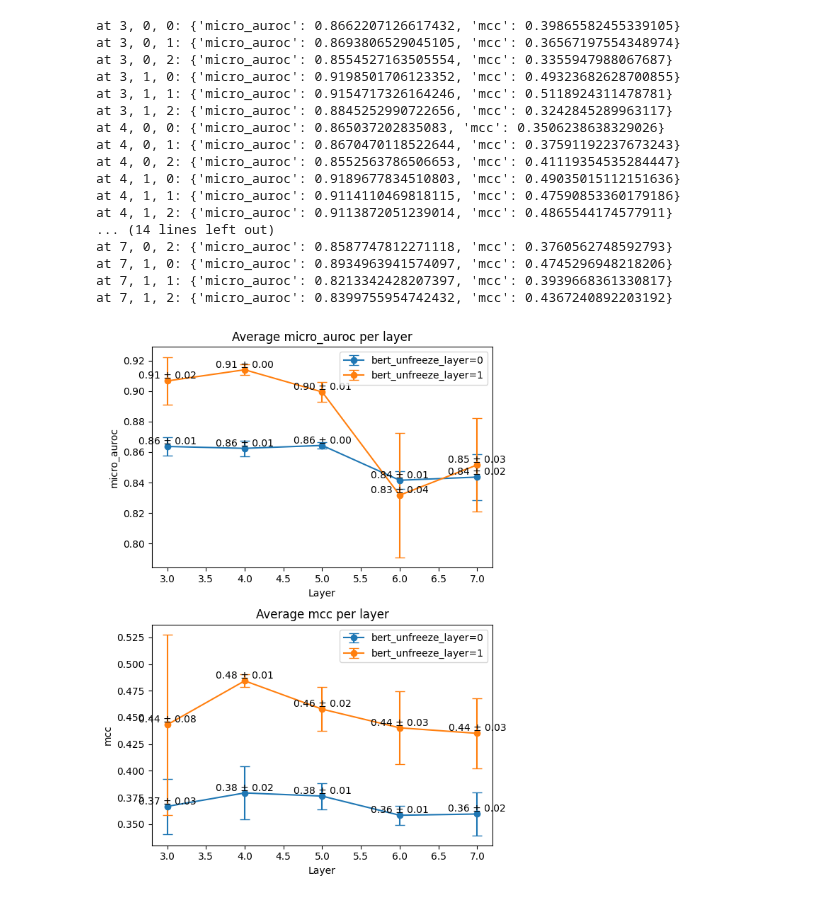
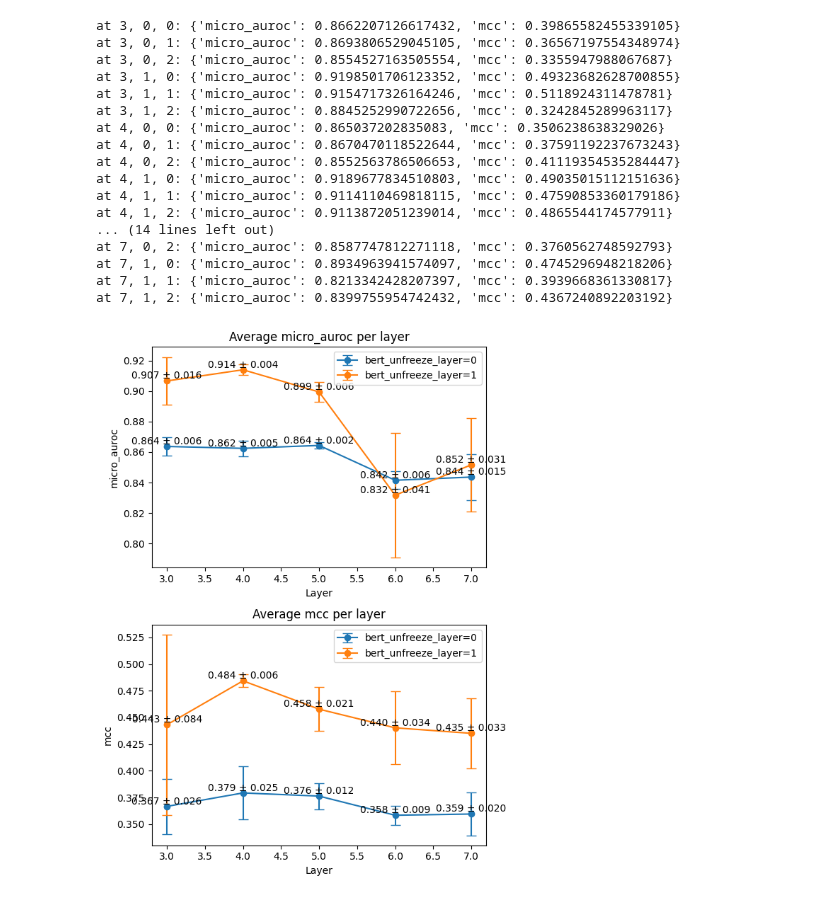
Before and after one commit to dlwocks31/atpbind, a Jupyter notebook: lmgearnet_pipeline.ipynb, the cells around one changed output. Cells and saved outputs as stored; diff of their text form; code cells hidden in the pictures.

```diff
--- a/lmgearnet_pipeline.ipynb
+++ b/lmgearnet_pipeline.ipynb
@@ -42,7 +42,7 @@ for bert_unfreeze_layer in range(2):
                     label=f'bert_unfreeze_layer={bert_unfreeze_layer}')
 
     for layer, avg, std in zip(layers, avg_metrics[bert_unfreeze_layer]['micro_auroc'], std_metrics[bert_unfreeze_layer]['micro_auroc']):
-        axs[0].text(layer, avg, '%.2f ± %.2f' %
+        axs[0].text(layer, avg, '%.3f ± %.3f' %
                     (avg, std), ha='center', va='bottom')
 axs[0].set_title('Average micro_auroc per layer')
 axs[0].set_xlabel('Layer')
@@ -58,33 +58,33 @@ for bert_unfreeze_layer in range(2):
                     label=f'bert_unfreeze_layer={bert_unfreeze_layer}')
     # Add labels to mcc data points
     for layer, avg, std in zip(layers, avg_metrics[bert_unfreeze_layer]['mcc'], std_metrics[bert_unfreeze_layer]['mcc']):
-        axs[1].text(layer, avg, '%.2f ± %.2f' %
+        axs[1].text(layer, avg, '%.3f ± %.3f' %
                     (avg, std), ha='center', va='bottom')
 
 axs[1].set_title('Average mcc per layer')
 axs[1].set_xlabel('Layer')
 axs[1].set_ylabel('mcc')
 axs[1].legend()
 
 
 plt.tight_layout()
 plt.show()
 # %% [output]
 at 3, 0, 0: {'micro_auroc': 0.8662207126617432, 'mcc': 0.39865582455339105}
 at 3, 0, 1: {'micro_auroc': 0.8693806529045105, 'mcc': 0.36567197554348974}
 at 3, 0, 2: {'micro_auroc': 0.8554527163505554, 'mcc': 0.3355947988067687}
 at 3, 1, 0: {'micro_auroc': 0.9198501706123352, 'mcc': 0.49323682628700855}
 at 3, 1, 1: {'micro_auroc': 0.9154717326164246, 'mcc': 0.5118924311478781}
 at 3, 1, 2: {'micro_auroc': 0.8845252990722656, 'mcc': 0.3242845289963117}
 at 4, 0, 0: {'micro_auroc': 0.865037202835083, 'mcc': 0.3506238638329026}
 at 4, 0, 1: {'micro_auroc': 0.8670470118522644, 'mcc': 0.37591192237673243}
 at 4, 0, 2: {'micro_auroc': 0.8552563786506653, 'mcc': 0.41119354535284447}
 at 4, 1, 0: {'micro_auroc': 0.9189677834510803, 'mcc': 0.49035015112151636}
 at 4, 1, 1: {'micro_auroc': 0.9114110469818115, 'mcc': 0.47590853360179186}
 at 4, 1, 2: {'micro_auroc': 0.9113872051239014, 'mcc': 0.4865544174577911}
 ... (14 lines left out)
 at 7, 0, 2: {'micro_auroc': 0.8587747812271118, 'mcc': 0.3760562748592793}
 at 7, 1, 0: {'micro_auroc': 0.8934963941574097, 'mcc': 0.4745296948218206}
 at 7, 1, 1: {'micro_auroc': 0.8213342428207397, 'mcc': 0.3939668361330817}
 at 7, 1, 2: {'micro_auroc': 0.8399755954742432, 'mcc': 0.4367240892203192}
-[figure, old version]
+[figure, new version]
```
Also changed, not shown: 4 other files.
